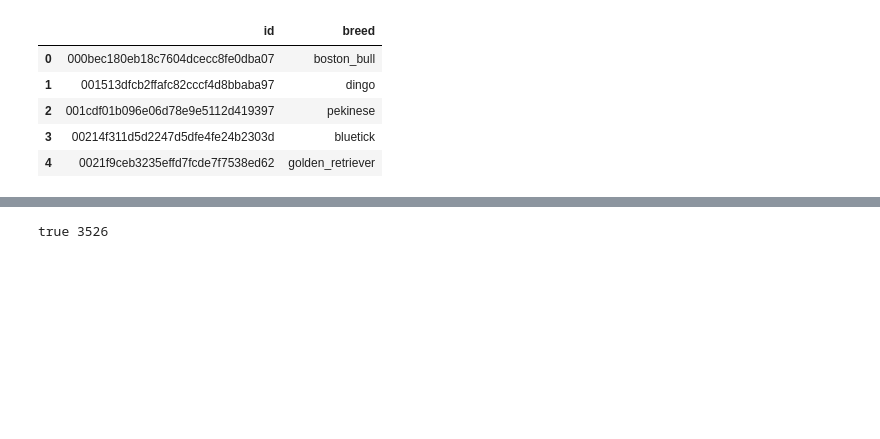
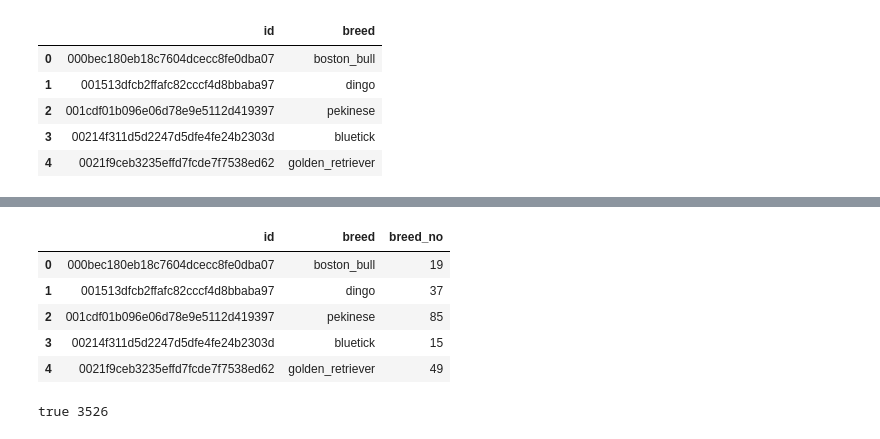
Before and after one commit to nikhilselarka/Data-storming, a Jupyter notebook: Dog breed prediction.ipynb, the cells around one changed output, grey strips where cells are left out. Cells and saved outputs as stored; diff of their text form; code cells hidden in the pictures; blank space fills up the shorter version.

```diff
--- a/Dog breed prediction.ipynb
+++ b/Dog breed prediction.ipynb
@@ -37,3 +64,18 @@ dog_label.head()
+# %%
+le = LabelEncoder()
+# %%
+data =le.fit_transform(dog_label['breed'])
+# %%
+dog_label['breed_no'] = pd.Series(data,index=dog_label.index)
+# %%
+dog_label.head(5)
+# %% [output]
+|  | id | breed | breed_no |
+| 0 | 000bec180eb18c7604dcecc8fe0dba07 | boston_bull | 19 |
+| 1 | 001513dfcb2ffafc82cccf4d8bbaba97 | dingo | 37 |
+| 2 | 001cdf01b096e06d78e9e5112d419397 | pekinese | 85 |
+| 3 | 00214f311d5d2247d5dfe4fe24b2303d | bluetick | 15 |
+| 4 | 0021f9ceb3235effd7fcde7f7538ed62 | golden_retriever | 49 |
 # %%
 os.chdir('/Users/nikhil/Documents/Machine learning course/Mini projects/DogBreed/train')
 # %%
```
Also changed, not shown: parts of 15 cells of this notebook.
